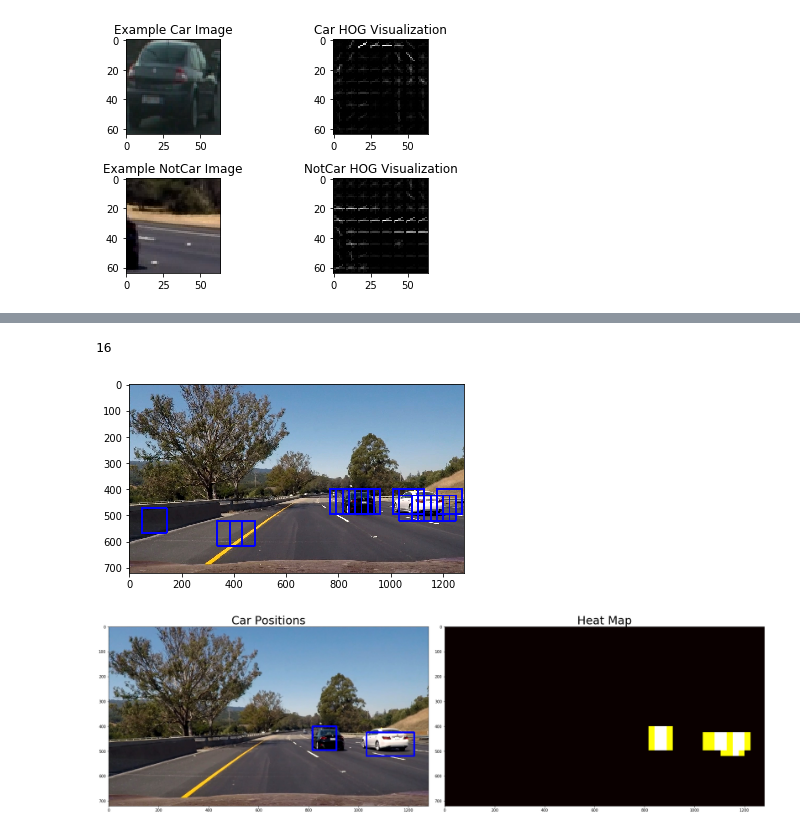
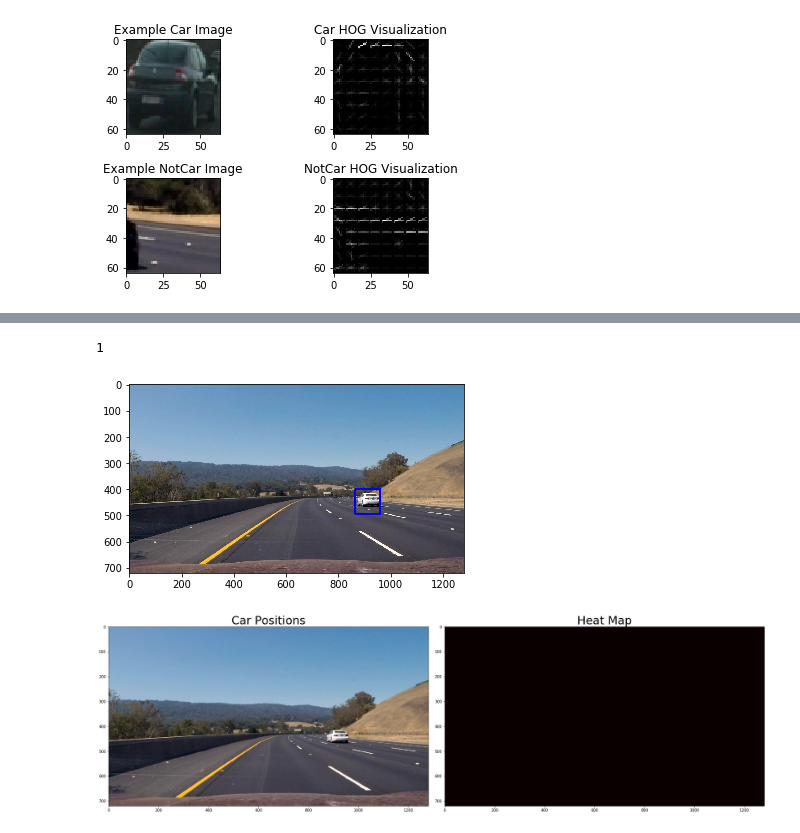
Before and after one commit to xiaohuieddie/Vehicle-Detection-and-Tracking, a Jupyter notebook: SingleImage_Pipeline.ipynb, the cells around one changed output, grey strips where cells are left out. Drawn from its saved outputs; the diff is of its cells as text; code cells hidden in the pictures.

Commit message:
Tune the parameters

```diff
--- a/SingleImage_Pipeline.ipynb
+++ b/SingleImage_Pipeline.ipynb
@@ -293,8 +293,8 @@ orient = 11  # HOG orientations  9
 pix_per_cell = 16 # HOG pixels per cell 8
 cell_per_block = 2 # HOG cells per block
 hog_channel = 'ALL' # Can be 0, 1, 2, or "ALL"
-spatial_size = (32, 32) # Spatial binning dimensions
-hist_bins = 32    # Number of histogram bins
+spatial_size = (16, 16) # Spatial binning dimensions
+hist_bins = 16    # Number of histogram bins
 spatial_feat = True # Spatial features on or off
 hist_feat = True # Histogram features on or off
 hog_feat = True # HOG features on or off
@@ -339,13 +339,13 @@ Feature vector length: 4356
 # %%
 t=time.time()
 # Use a linear SVC
-parameters = {'kernel':('linear', 'rbf'), 'C':[1,2,3,4,5]}
-svr = svm.SVC()
-svc = grid_search.GridSearchCV(svr, parameters)
+# parameters = {'kernel':('linear','rbf'), 'C':[1,2]}
+# svr = svm.SVC()
+# svc = grid_search.GridSearchCV(svr, parameters)
+# svc.fit(X_train, y_train)
+
+svc = LinearSVC(C=2)
 svc.fit(X_train, y_train)
-
-# svc = LinearSVC()
-# svc.fit(X_train, y_train)
 t2 = time.time()
 print(round(t2-t, 2), 'Seconds to train SVC...')
 
@@ -362,16 +391,16 @@ pickle.dump( dist_pickle, open( "svc_model.p", "wb" ) )
 # %%
 ystart = 400
 ystop = 656
 scale = 1.5
 
-image = mpimg.imread('test_images/test6.jpg')
+image = mpimg.imread('test_images/test3.jpg')
 out_img, box_list = find_cars(image, ystart, ystop, scale, svc, X_scaler, orient, pix_per_cell, cell_per_block, spatial_size, hist_bins)
 
 plt.imshow(out_img)
 print (len(box_list))
 # %% [output]
-16
+1
-[figure, old version]
+[figure, new version]
 # %%
 from scipy.ndimage.measurements import label
 heat = np.zeros_like(image[:,:,0]).astype(np.float)
@@ -410,7 +439,7 @@ def draw_labeled_bboxes(img, labels):
 # Add heat to each box in box list
 heat = add_heat(heat,box_list)
 # Apply threshold to help remove false positives
-heat = apply_threshold(heat,threshold = 2)
+heat = apply_threshold(heat,threshold = 1)
 # Visualize the heatmap when displaying
 heatmap = np.clip(heat, 0, 255)
 # Find final boxes from heatmap using label function
@@ -427,4 +456,4 @@ ax2.imshow(heatmap, cmap='hot')
 ax2.set_title('Heat Map', fontsize=30)
 plt.subplots_adjust(left=0., right=1, top=0.9, bottom=0.)
 # %% [output]
-[figure, old version]
+[figure, new version]
```
Also changed, not shown: parts of 3 cells of this notebook, 4 other files.
